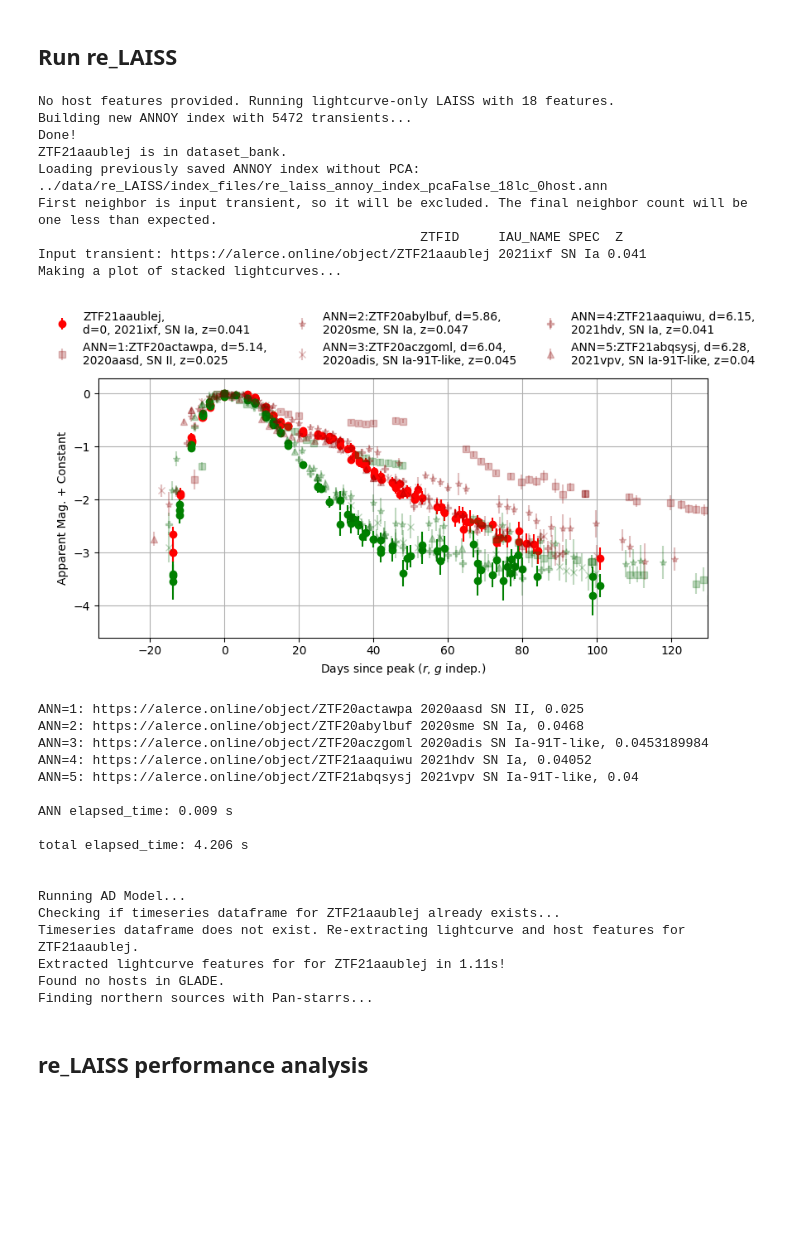
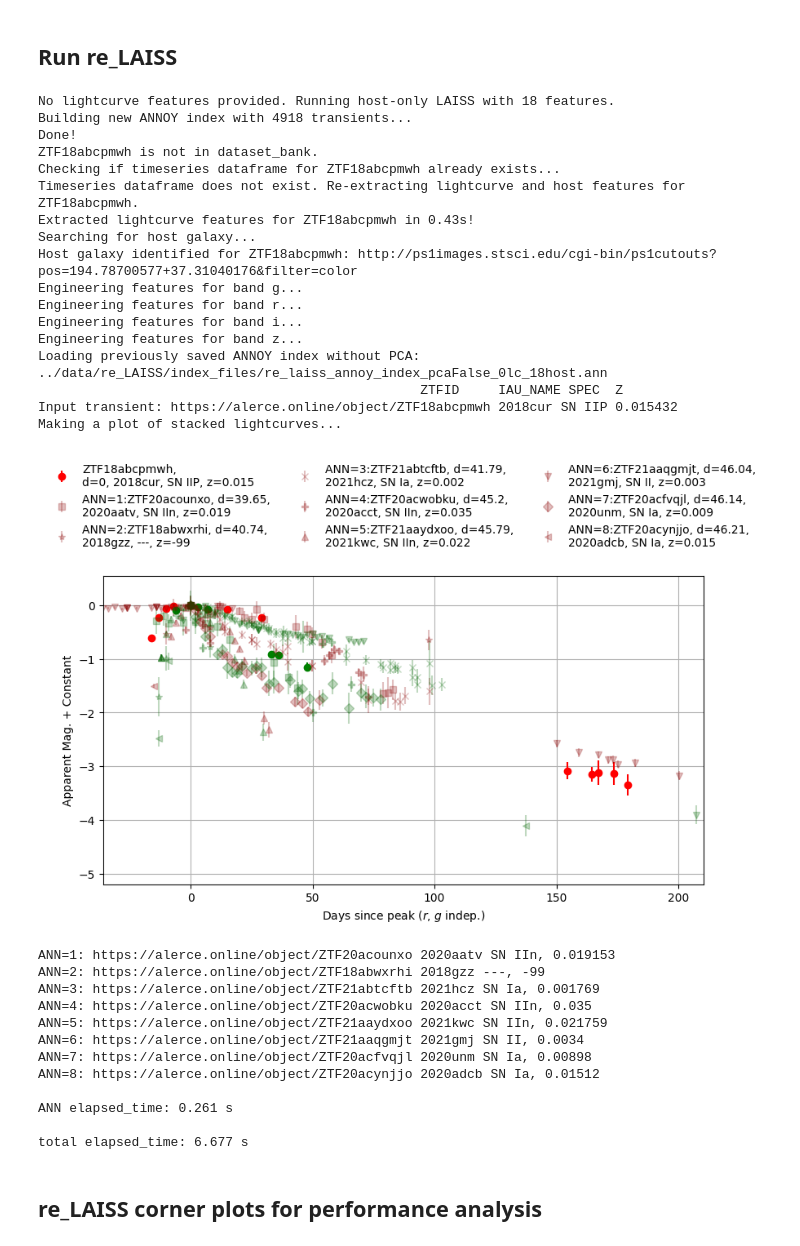
Before and after one commit to evan-reynolds/laiss_timedomainanomalies, a Jupyter notebook: notebooks/re_LAISS.ipynb, the cells around one changed output. Saved outputs shown, nothing was run; the diff lists cells and outputs as text; code cells hidden in the pictures; blank space fills up the shorter version.

```diff
--- a/notebooks/re_LAISS.ipynb
+++ b/notebooks/re_LAISS.ipynb
@@ -66,58 +104,67 @@ Successfully saved dataset bank!
 # %%
 lc_feature_names = constants.lc_features_const.copy()
 host_feature_names = constants.host_features_const.copy()
-queried_ztf_id = 'ZTF21aaublej' #ZTF23aadwlhl is a cool one
 
-neighbors_df = re_LAISS(
-    transient_ztf_id=queried_ztf_id, #ZTF24abeiqfc is not in dataset bank, ZTF21aaublej is in dataset bank
-    host_ztf_id_to_swap_in=None,
-    path_to_dataset_bank='../data/final_standardized_dataset_bank_re_laiss.csv',
+# ZTF21aaublej is Ia, ZTF18acaqdaa is TDE
+# For paper: Blue spiral: ZTF18abcpmwh or ZTF18ablqlzp, White eliptical: ZTF18abcvush, Reddish Elliptical: ZTF18abqlpgq
+queried_ztf_id = 'ZTF18abcpmwh'
+
+# theorized_lc_path = 'data/theorized_lc/slsnI.csv'
+# theorized_lightcurve_df = pd.read_csv('../' + theorized_lc_path)
+
+neighbors_df, primer_dict = re_LAISS(
+    transient_ztf_id=queried_ztf_id,
+    # theorized_lightcurve_df=theorized_lightcurve_df,
+    # host_ztf_id_to_swap_in='ZTF21aaublej',
+    path_to_dataset_bank='../data/test_final_df_bank_re_laiss.csv',
     path_to_timeseries_folder = '../timeseries',
-    host_feature_names=[],
-    lc_feature_names=lc_feature_names,
+    host_feature_names=host_feature_names,
+    lc_feature_names=[],
     path_to_sfd_data_folder="../data/sfddata-master",
     use_pca=False,
     num_pca_components=None,
     force_recreation_of_annoy_index=True,
     index_folder_relative_path="../data/re_LAISS/index_files",
-    path_to_ghost_database="../data/host_info",
-    neighbors=6,
+    neighbors=8,
     suggest_neighbor_num=False,
     max_neighbor_distance=None,
     search_k=5000,
     return_neighbor_results=True,
-    run_AD=True,
+    run_AD=False,
 )
 # %% [output]
-No host features provided. Running lightcurve-only LAISS with 18 features.
-Building new ANNOY index with 5472 transients...
+No lightcurve features provided. Running host-only LAISS with 18 features.
+Building new ANNOY index with 4918 transients...
 Done!
-ZTF21aaublej is in dataset_bank.
-Loading previously saved ANNOY index without PCA: ../data/re_LAISS/index_files/re_laiss_annoy_index_pcaFalse_18lc_0host.ann
-First neighbor is input transient, so it will be excluded. The final neighbor count will be one less than expected.
+ZTF18abcpmwh is not in dataset_bank.
+Checking if timeseries dataframe for ZTF18abcpmwh already exists...
+Timeseries dataframe does not exist. Re-extracting lightcurve and host features for ZTF18abcpmwh.
+Extracted lightcurve features for ZTF18abcpmwh in 0.43s!
+Searching for host galaxy...
+Host galaxy identified for ZTF18abcpmwh: http://ps1images.stsci.edu/cgi-bin/ps1cutouts?pos=194.78700577+37.31040176&filter=color
+Engineering features for band g...
+Engineering features for band r...
+Engineering features for band i...
+Engineering features for band z...
+Loading previously saved ANNOY index without PCA: ../data/re_LAISS/index_files/re_laiss_annoy_index_pcaFalse_0lc_18host.ann
                                                  ZTFID     IAU_NAME SPEC  Z
-Input transient: https://alerce.online/object/ZTF21aaublej 2021ixf SN Ia 0.041
+Input transient: https://alerce.online/object/ZTF18abcpmwh 2018cur SN IIP 0.015432
 Making a plot of stacked lightcurves...
-[figure, old version]
+[figure, new version]
-ANN=1: https://alerce.online/object/ZTF20actawpa 2020aasd SN II, 0.025
-ANN=2: https://alerce.online/object/ZTF20abylbuf 2020sme SN Ia, 0.0468
-ANN=3: https://alerce.online/object/ZTF20aczgoml 2020adis SN Ia-91T-like, 0.0453189984
-ANN=4: https://alerce.online/object/ZTF21aaquiwu 2021hdv SN Ia, 0.04052
-ANN=5: https://alerce.online/object/ZTF21abqsysj 2021vpv SN Ia-91T-like, 0.04
+ANN=1: https://alerce.online/object/ZTF20acounxo 2020aatv SN IIn, 0.019153
+ANN=2: https://alerce.online/object/ZTF18abwxrhi 2018gzz ---, -99
+ANN=3: https://alerce.online/object/ZTF21abtcftb 2021hcz SN Ia, 0.001769
+ANN=4: https://alerce.online/object/ZTF20acwobku 2020acct SN IIn, 0.035
+ANN=5: https://alerce.online/object/ZTF21aaydxoo 2021kwc SN IIn, 0.021759
+ANN=6: https://alerce.online/object/ZTF21aaqgmjt 2021gmj SN II, 0.0034
+ANN=7: https://alerce.online/object/ZTF20acfvqjl 2020unm SN Ia, 0.00898
+ANN=8: https://alerce.online/object/ZTF20acynjjo 2020adcb SN Ia, 0.01512
 
-ANN elapsed_time: 0.009 s
+ANN elapsed_time: 0.261 s
 
-total elapsed_time: 4.206 s
-
-
-Running AD Model...
-Checking if timeseries dataframe for ZTF21aaublej already exists...
-Timeseries dataframe does not exist. Re-extracting lightcurve and host features for ZTF21aaublej.
-Extracted lightcurve features for for ZTF21aaublej in 1.11s!
-Found no hosts in GLADE.
-Finding northern sources with Pan-starrs...
+total elapsed_time: 6.677 s
 # %% [markdown]
-## re_LAISS performance analysis
+## re_LAISS corner plots for performance analysis
 # %%
 remove_outliers_bool = True
 
```
Also changed, not shown: parts of 8 cells of this notebook, 6 other files.
